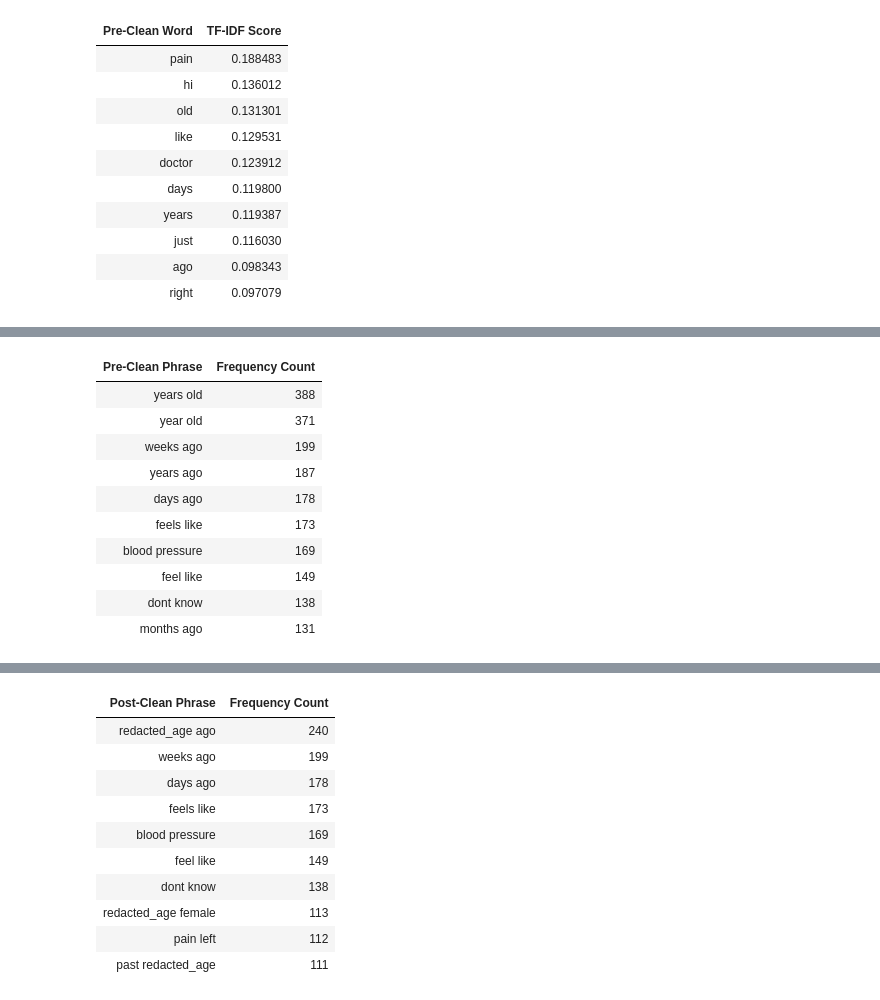
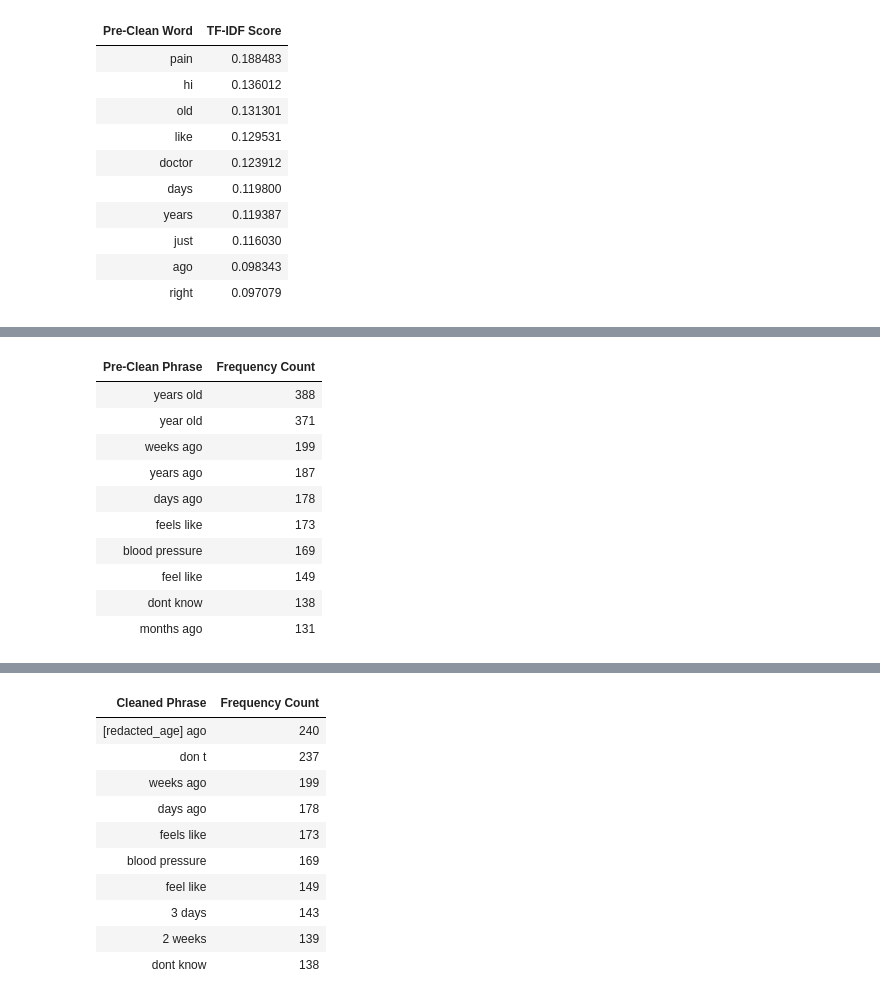
Before and after one commit to aronwilbert/COMP8420-Group-L-Healthcare, a Jupyter notebook: COMP8420_Group_L_Healthcare.ipynb, the cells around one changed output, grey strips where cells are left out. Drawn from its saved outputs; the diff is of its cells as text; code cells hidden in the pictures.

```diff
--- a/COMP8420_Group_L_Healthcare.ipynb
+++ b/COMP8420_Group_L_Healthcare.ipynb
@@ -55,38 +105,30 @@ display(df_clean_final.head(5))
 | 3 | lump under left nipple and stomac... | HI. You have two different proble... |
 | 4 | I have a 5 month old baby who is ... | Thank you for using Chat Doctor. ... |
 # %%
-import re
-import pandas as pd
-from sklearn.feature_extraction.text import TfidfVectorizer, CountVectorizer
-from IPython.display import display_html
-
-# Ensure your dataset is ready as a list of strings
+# Ensure master data list is isolated
 raw_documents = df_clean_final['input'].astype(str).tolist()
 
 # =====================================================================
-# 📋 PHASE 1: PRE-CLEANING DIAGNOSTIC PROFILE
+# 📋 STEP 1: PRE-CLEANING BASELINE ANALYSIS (STOPWORDS REMOVED FOR MATH ONLY)
 # =====================================================================
-print("=== 📋 PHASE 1: PRE-CLEANING VOCABULARY PROFILE ===")
+print("=== 📋 STEP 1: PRE-CLEANING BASELINE PROFILE ===")
 
-# 1. Pre-Clean TF-IDF
 pre_tfidf = TfidfVectorizer(stop_words='english', max_features=10)
 pre_tfidf_matrix = pre_tfidf.fit_transform(raw_documents)
 df_pre_tfidf = pd.DataFrame({'Pre-Clean Word': pre_tfidf.get_feature_names_out(), 'TF-IDF Score': pre_tfidf_matrix.mean(axis=0).A1}).sort_values(by='TF-IDF Score', ascending=False).reset_index(drop=True)
 
-# 2. Pre-Clean N-Grams (Phrases)
 pre_count = CountVectorizer(stop_words='english', ngram_range=(2, 3), max_features=10)
 pre_count_matrix = pre_count.fit_transform(raw_documents)
 df_pre_ngrams = pd.DataFrame({'Pre-Clean Phrase': pre_count.get_feature_names_out(), 'Frequency Count': pre_count_matrix.sum(axis=0).A1}).sort_values(by='Frequency Count', ascending=False).reset_index(drop=True)
 
-# Format and Display Side-by-Side with Titles
 html_pre = """
 <div style="display: flex;">
     <div style="margin-right: 50px;">
-        <h3>📊 Individual Word Importance (TF-IDF)</h3>
+        <h3>📊 Word Importance Baseline</h3>
         {}
     </div>
     <div>
-        <h3>🏷️ Multi-Word Phrases (N-grams / Bag-of-Words)</h3>
+        <h3>🏷️ Multi-Word Phrase Baseline</h3>
         {}
     </div>
 </div>
@@ -95,53 +137,70 @@ display_html(html_pre, raw=True)
 
 
 # =====================================================================
-# 🧼 PHASE 2: REGEX CLEANING EXECUTION
+# 🧼 STEP 2: CAREFULLY ORDERED DATA CLEANING PASS
 # =====================================================================
-print("\n" + "="*80 + "\n=== 🧼 PHASE 2: EXECUTING REGEX CLEANING PIPELINE ===")
+print("\n" + "="*80 + "\n=== 🧼 STEP 2: EXECUTING CAREFULLY ORDERED PIPELINE ===")
 
-def meticulous_medical_cleaner(text):
+def ultimate_medical_cleaner(text):
     if not isinstance(text, str): return ""
+
+    # 1. Expand contractions to safeguard downstream word structures
+    contractions = {
+        r"can't": "cannot", r"don't": "do not", r"it's": "it is", r"i'm": "i am",
+        r"doesn't": "does not", r"didn't": "did not", r"he's": "he is", r"she's": "she is"
+    }
+    for contraction, expansion in contractions.items():
+        text = re.sub(contraction, expansion, text, flags=re.IGNORECASE)
+
+    # 2. Add spaces after jammed conversational punctuation
+    text = re.sub(r'([,;\.\!\?])([A-Za-z])', r'\1 \2', text)
+
+    # 3. Strip greetings and sign-offs at boundaries
     text = re.sub(r'^\b(hi+|hello+|hey|dear)\b\s*\b(doc|doctor)?\b[,\s\.]*', '', text, flags=re.IGNORECASE)
     text = re.sub(r'\b(thank\s*you|thanks)\s*\b(doc|doctor)?\b[!\.]*$', '', text, flags=re.IGNORECASE)
+
+    # 4. Extract and mask complex age features
     text = re.sub(r'\b\d+\s*(years?|yrs?|months?|mos?|mths?)\s*(old)?\b', '[REDACTED_AGE]', text, flags=re.IGNORECASE)
+
+    # 5. Targeted Punctuation Swap: Replace punctuation with spaces, KEEPING hyphens (-) and brackets ([])
+    text = re.sub(r'[^\w\s\-\[\]]', ' ', text)
+
+    # 6. Compress formatting layouts into clear singular spaces
     return re.sub(r'\s+', ' ', text).strip()
 
-df_clean_final['clean_input'] = df_clean_final['input'].apply(meticulous_medical_cleaner)
+# Apply to your dataset
+df_clean_final['clean_input'] = df_clean_final['input'].apply(ultimate_medical_cleaner)
 clean_documents = df_clean_final['clean_input'].tolist()
 
-for i in range(5):
-    print(f"\n👉 ROW {i} VALIDATION:")
-    print(f"   [Raw]  : {df_clean_final['input'].iloc[i][:110]}...")
-    print(f"   [Clean]: {df_clean_final['clean_input'].iloc[i][:110]}...")
+print("✅ Master Dataset Cleaned Successfully.")
 
 
 # =====================================================================
-# ✅ PHASE 3: POST-CLEANING VERIFICATION PROFILE
+# ✅ STEP 3: POST-CLEANING VERIFICATION ANALYSIS
 # =====================================================================
-print("\n" + "="*80 + "\n=== ✅ PHASE 3: POST-CLEANING VERIFICATION PROFILE ===")
+print("\n" + "="*80 + "\n=== ✅ STEP 3: POST-CLEANING VERIFICATION PROFILE ===")
 
-# 1. Post-Clean TF-IDF
-post_tfidf = TfidfVectorizer(stop_words='english', max_features=10)
+post_tfidf = TfidfVectorizer(stop_words='english', max_features=10, token_pattern=r'(?u)\b\w+\b|\[\w+\]')
 post_tfidf_matrix = post_tfidf.fit_transform(clean_documents)
-df_post_tfidf = pd.DataFrame({'Post-Clean Word': post_tfidf.get_feature_names_out(), 'TF-IDF Score': post_tfidf_matrix.mean(axis=0).A1}).sort_values(by='TF-IDF Score', ascending=False).reset_index(drop=True)
+df_post_tfidf = pd.DataFrame({'Cleaned Term': post_tfidf.get_feature_names_out(), 'TF-IDF Score': post_tfidf_matrix.mean(axis=0).A1}).sort_values(by='TF-IDF Score', ascending=False).reset_index(drop=True)
 
-# 2. Post-Clean N-Grams (Phrases)
-post_count = CountVectorizer(stop_words='english', ngram_range=(2, 3), max_features=10)
+post_count = CountVectorizer(stop_words='english', ngram_range=(2, 3), max_features=10, token_pattern=r'(?u)\b\w+\b|\[\w+\]')
 post_count_matrix = post_count.fit_transform(clean_documents)
-df_post_ngrams = pd.DataFrame({'Post-Clean Phrase': post_count.get_feature_names_out(), 'Frequency Count': post_count_matrix.sum(axis=0).A1}).sort_values(by='Frequency Count', ascending=False).reset_index(drop=True)
+df_post_ngrams = pd.DataFrame({'Cleaned Phrase': post_count.get_feature_names_out(), 'Frequency Count': post_count_matrix.sum(axis=0).A1}).sort_values(by='Frequency Count', ascending=False).reset_index(drop=True)
 
-# Format and Display Side-by-Side with Titles
 html_post = """
 <div style="display: flex;">
     <div style="margin-right: 50px;">
-        <h3>📊 Individual Word Importance (TF-IDF)</h3>
+        <h3>📊 Cleaned Word Importance</h3>
         {}
     </div>
     <div>
-        <h3>🏷️ Multi-Word Phrases (N-grams / Bag-of-Words)</h3>
+        <h3>🏷️ Cleaned Multi-Word Phrases</h3>
         {}
     </div>
 </div>
 """.format(df_post_tfidf.to_html(index=False), df_post_ngrams.to_html(index=False))
 display_html(html_post, raw=True)
+
+display(df_clean_final[['input', 'clean_input']].head(3))
 # %% [output]
@@ -203,11 +251,11 @@ display_html(html_post, raw=True)
-| Post-Clean Phrase | Frequency Count |
-| redacted_age ago | 240 |
+| Cleaned Phrase | Frequency Count |
+| [redacted_age] ago | 240 |
+| don t | 237 |
 | weeks ago | 199 |
 | days ago | 178 |
 | feels like | 173 |
 | blood pressure | 169 |
 | feel like | 149 |
+| 3 days | 143 |
+| 2 weeks | 139 |
 | dont know | 138 |
-| redacted_age female | 113 |
-| pain left | 112 |
-| past redacted_age | 111 |
```
Also changed, not shown: parts of 7 cells of this notebook.
